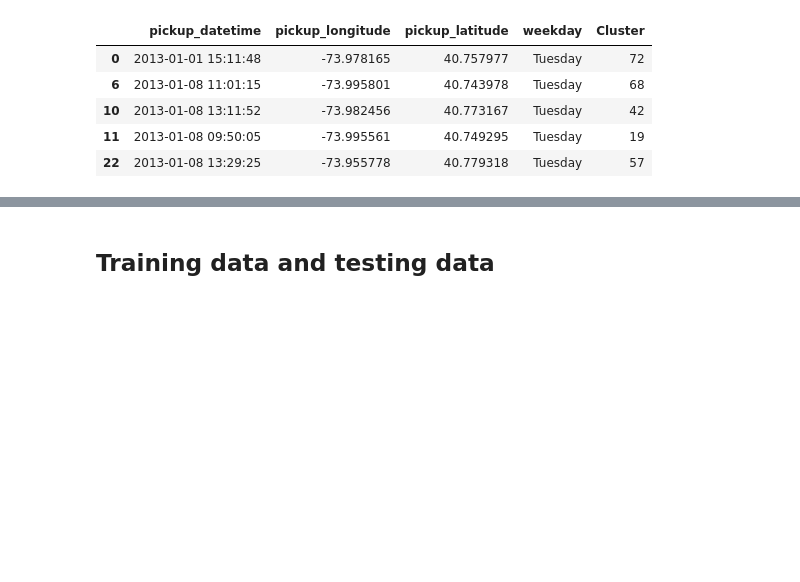
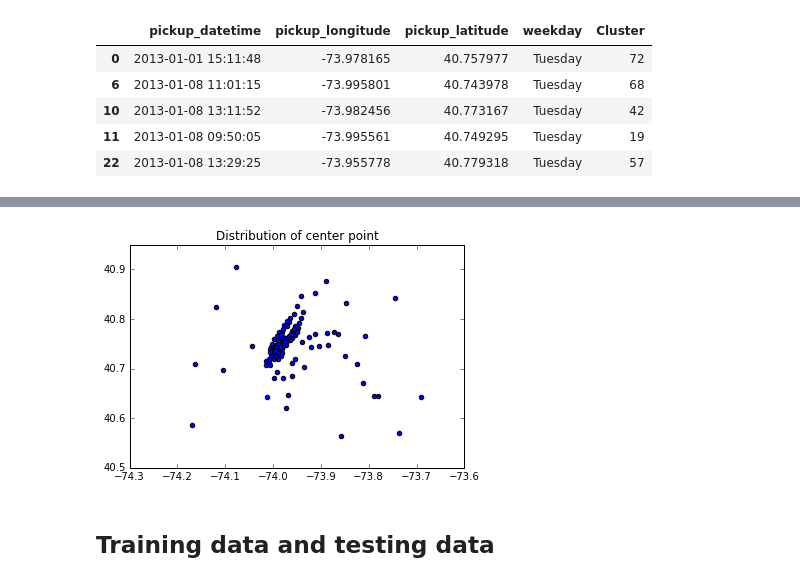
Before and after one commit to stephanlin/nyc-yellow-taxi-prediction, a Jupyter notebook: Best Pick-up Location (Q1).ipynb, the cells around one changed output, grey strips where cells are left out. Saved outputs shown, nothing was run; the diff lists cells and outputs as text; code cells hidden in the pictures; blank space fills up the shorter version.

```diff
--- a/Best Pick-up Location (Q1).ipynb
+++ b/Best Pick-up Location (Q1).ipynb
@@ -104,3 +112,14 @@ Cluster_center=kmeans_n.cluster_centers_
+# %%
+analysis_lon=[]
+analysis_lat=[]
+for i in range(len(Cluster_center)):
+    analysis_lon.append(Cluster_center[i][0])
+    analysis_lat.append(Cluster_center[i][1])
+plt.scatter(analysis_lon,analysis_lat)
+plt.title("Distribution of center point")
+plt.show()
+# %% [output]
+[figure, added]
 # %% [markdown]
 ## Training data and testing data
 # %%
```
Also changed, not shown: parts of 4 cells of this notebook.
